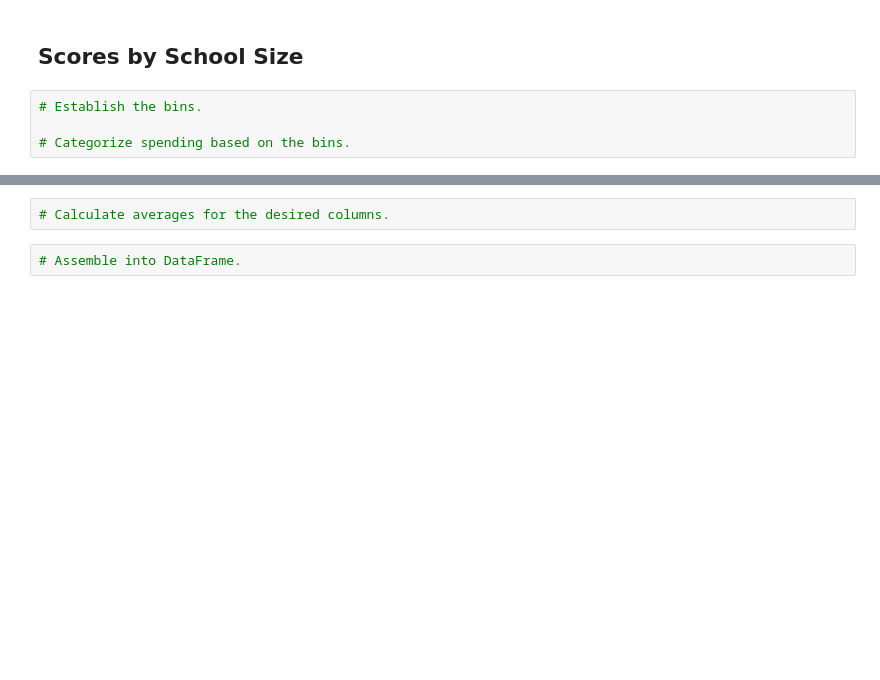
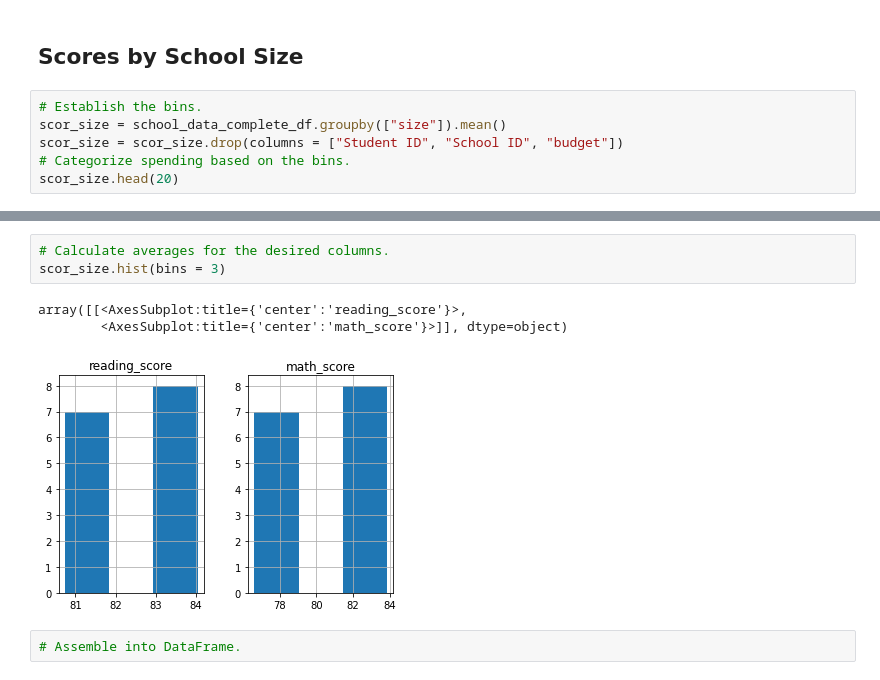
Before and after one commit to RichardHamilton21/School_District_Analysis, a Jupyter notebook: PyCitySchools_Challenge.ipynb, the cells around one changed output, grey strips where cells are left out. Saved outputs shown, nothing was run; the diff lists cells and outputs as text; blank space fills up the shorter version.

```diff
--- a/PyCitySchools_Challenge.ipynb
+++ b/PyCitySchools_Challenge.ipynb
@@ -379,5 +422,7 @@ math_average.head()
 ## Scores by School Size
 # %%
 # Establish the bins.
-
+scor_size = school_data_complete_df.groupby(["size"]).mean()
+scor_size = scor_size.drop(columns = ["Student ID", "School ID", "budget"])
 # Categorize spending based on the bins.
+scor_size.head(20)
@@ -384,5 +447,10 @@ math_average.head()
 # %%
 # Calculate averages for the desired columns.
+scor_size.hist(bins = 3)
+# %% [output]
+array([[<AxesSubplot:title={'center':'reading_score'}>,
+        <AxesSubplot:title={'center':'math_score'}>]], dtype=object)
+[figure, added]
 # %%
 # Assemble into DataFrame.
 # %%
```
Also changed, not shown: parts of 17 cells of this notebook.
